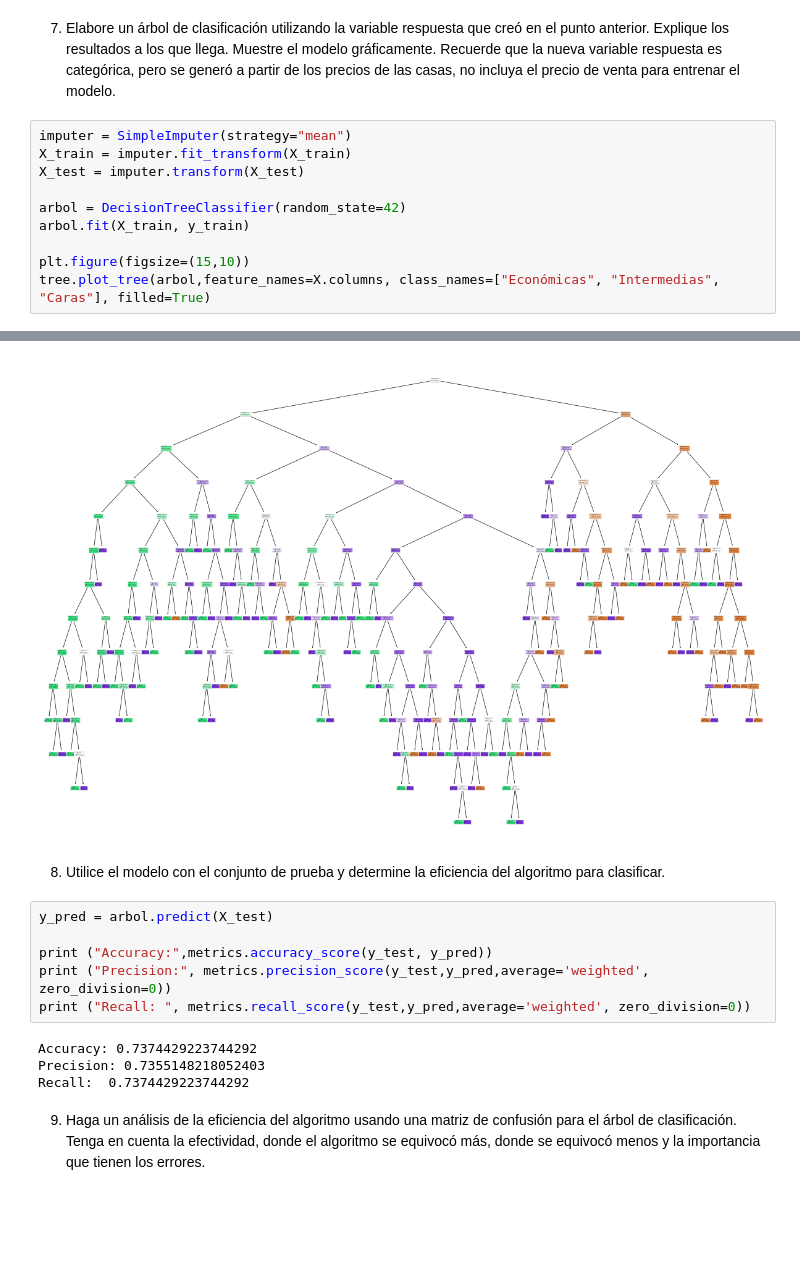
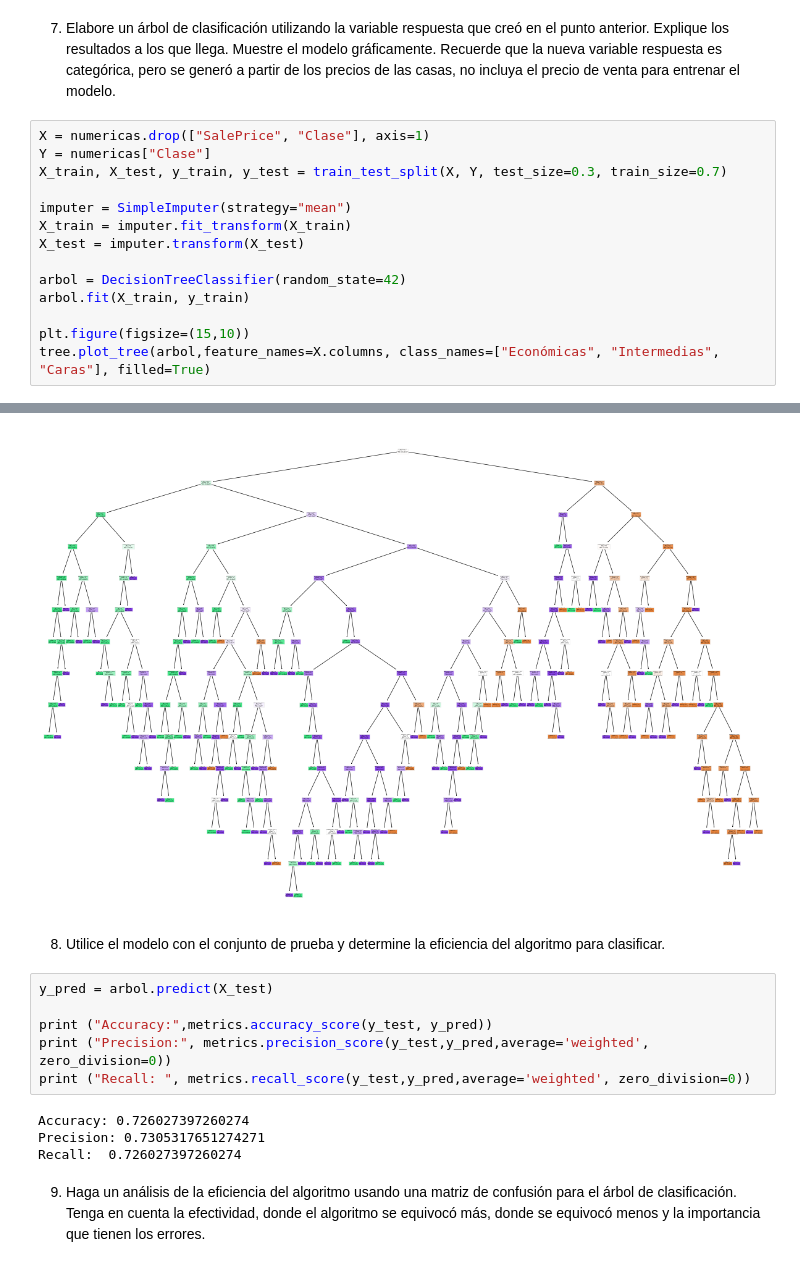
Before and after one commit to diego6ruiz/Mineria-HDT4, a Jupyter notebook: HDT4.ipynb, the cells around one changed output, grey strips where cells are left out. Drawn from its saved outputs; the diff is of its cells as text; blank space fills up the shorter version.

```diff
--- a/HDT4.ipynb
+++ b/HDT4.ipynb
@@ -217,6 +219,10 @@ ax.bar_label(ax.containers[0])
 # %% [markdown]
 7. Elabore un árbol de clasificación utilizando la variable respuesta que creó en el punto anterior. Explique los resultados a los que llega. Muestre el modelo gráficamente. Recuerde que la nueva variable respuesta es categórica, pero se generó a partir de los precios de las casas, no incluya el precio de venta para entrenar el modelo.
 # %%
+X = numericas.drop(["SalePrice", "Clase"], axis=1)
+Y = numericas["Clase"]
+X_train, X_test, y_train, y_test = train_test_split(X, Y, test_size=0.3, train_size=0.7)
+
 imputer = SimpleImputer(strategy="mean")
 X_train = imputer.fit_transform(X_train)
 X_test = imputer.transform(X_test)
@@ -247,4 +253,4 @@ tree.plot_tree(arbol,feature_names=X.columns, class_names=["Económicas", "Inter
-[figure, old version]
+[figure, new version]
 # %% [markdown]
 8. Utilice el modelo con el conjunto de prueba y determine la eficiencia del algoritmo para clasificar.
 # %%
@@ -254,9 +260,9 @@ print ("Accuracy:",metrics.accuracy_score(y_test, y_pred))
 print ("Precision:", metrics.precision_score(y_test,y_pred,average='weighted', zero_division=0))
 print ("Recall: ", metrics.recall_score(y_test,y_pred,average='weighted', zero_division=0))
 # %% [output]
-Accuracy: 0.7374429223744292
-Precision: 0.7355148218052403
-Recall:  0.7374429223744292
+Accuracy: 0.726027397260274
+Precision: 0.7305317651274271
+Recall:  0.726027397260274
 # %% [markdown]
 9. Haga un análisis de la eficiencia del algoritmo usando una matriz de confusión para el árbol de clasificación. Tenga en cuenta la efectividad, donde el algoritmo se equivocó más, donde se equivocó menos y la importancia que tienen los errores.
 # %%
```
Also changed, not shown: parts of 16 cells of this notebook.
